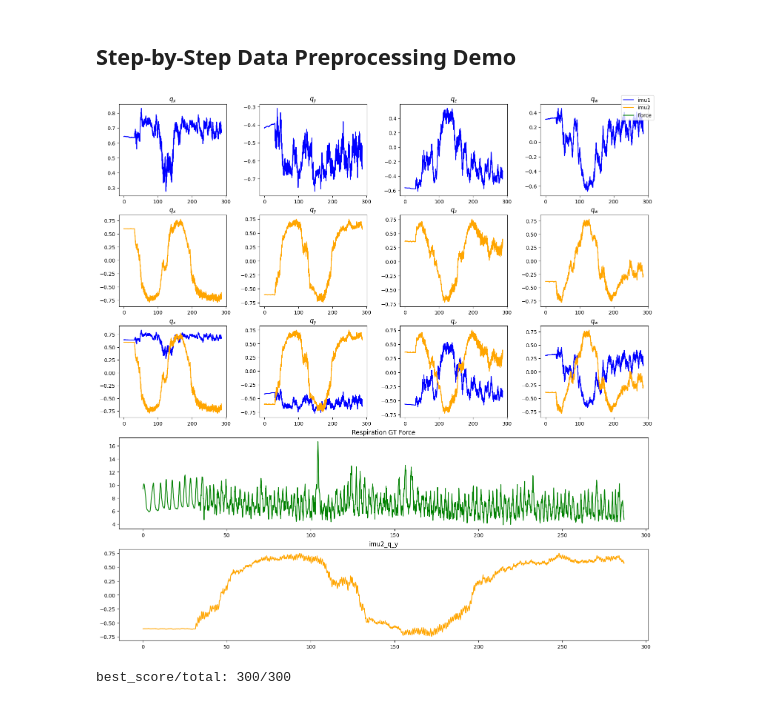
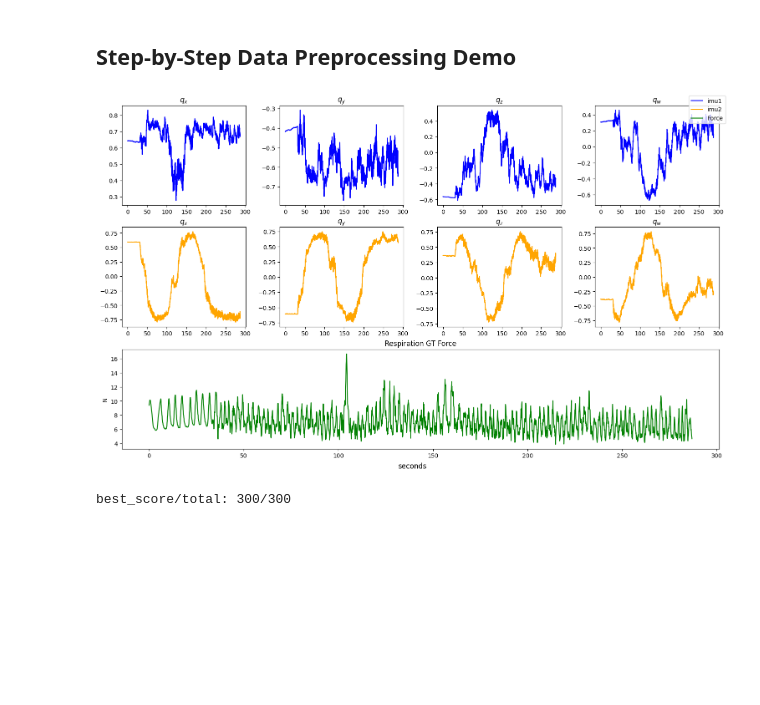
Before and after one commit to Yang-Yun-Yeh/RR-HR, a Jupyter notebook: learning_base_8.ipynb, the cells around one changed output. Saved outputs shown, nothing was run; the diff lists cells and outputs as text; code cells hidden in the pictures; blank space fills up the shorter version.

```diff
--- a/learning_base_8.ipynb
+++ b/learning_base_8.ipynb
@@ -22,35 +22,36 @@ fs = 10
 start_pt, end_pt = 0, -1
 still_pt = 300 # 500
 
 # file_path = "./data/3_27/walk_stand_4.csv"
 file_path = "./data/3_28/walk_stand_0328_0236.csv"
 
 data = pd.read_csv(file_path)
 data.columns = [
     "Timestamp",
     "imu1_q_x",
     "imu1_q_y",
     "imu1_q_z",
     "imu1_q_w",
     "imu2_q_x",
     "imu2_q_y",
     "imu2_q_z",
     "imu2_q_w",
     "Force",
     "RR",
 ]
 sensor_names=['imu1','imu2']
 cols = ['q_x', 'q_y', 'q_z', 'q_w']
 data = data.iloc[start_pt:end_pt]
 
 data = align_delay(data, delay=10)
 data["Timestamp"] = pd.to_datetime(data["Timestamp"])
 data = data.set_index("Timestamp")
 
-draw_imu_curve(data, overlap=True, show_gt=True)
+# draw_imu_curve(data, overlap=True, show_gt=True)
 # draw_imu_curve(data, overlap=True, show_gt=False)
+draw_imu_curve(data, overlap=False, show_gt=True)
 # %% [output]
-[figure, old version]
+[figure, new version]
 # %%
 # Align IMUs (IMU2 -> IMU1)
 q_corr = Q_RANSAC(data[0:still_pt], pool=1.0, d=0.05)
```
